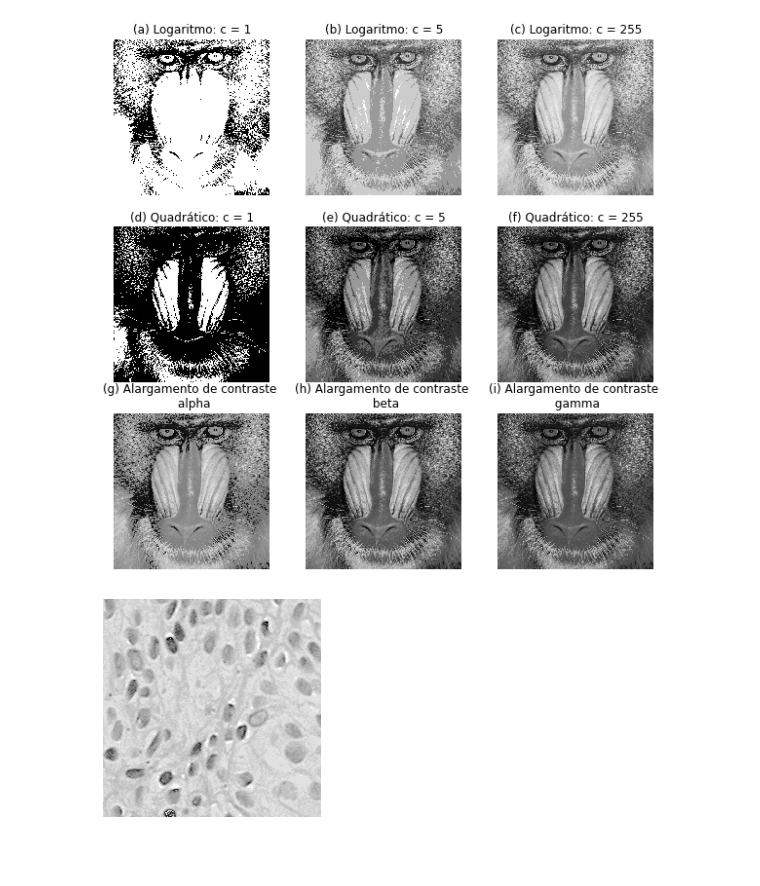
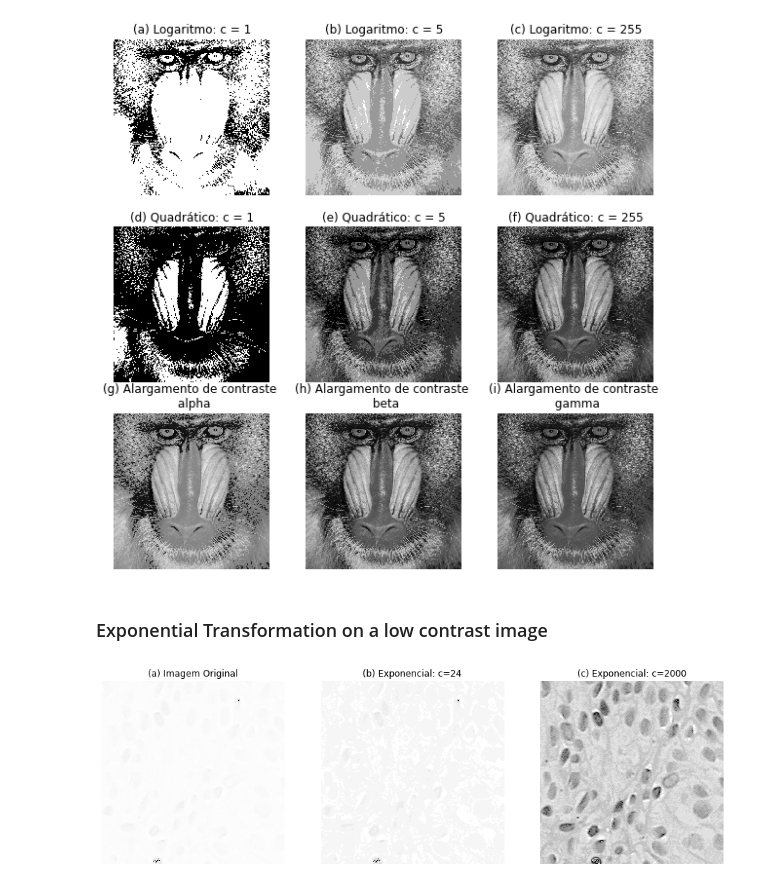
Before and after one commit to danielferragut/mc920-image-processing, a Jupyter notebook: project1/project.ipynb, the cells around one changed output. Saved outputs shown, nothing was run; the diff lists cells and outputs as text; code cells hidden in the pictures; blank space fills up the shorter version.

```diff
--- a/project1/project.ipynb
+++ b/project1/project.ipynb
@@ -156,6 +156,7 @@ img = io.imread('png_images/baboon.png')
 
 from math import exp
 default_c = 255
+cap_c_255 = False
 
 def float_to_int8(float_matrix):
     rounded_matrix = np.round(float_matrix)
@@ -168,6 +169,8 @@ def normalize(image):
 def denormalize(image, c):
     min_pixel = image.min()
     max_pixel = image.max()
+    if cap_c_255 and c>255:
+        c = 255
     return float_to_int8(c*(image-min_pixel)/(max_pixel-min_pixel))
 
 def transform_log(image, c = default_c):
@@ -213,6 +216,8 @@ img_quad = transform_quadratic(img)
 img_sqrt = transform_sqrt(img)
 img_contrast = transform_contrast(img, 80, 160, 255, 127, 255)
 
+
+# Show image
 fig3 = plt.figure(figsize=[7,7])
 
 ax1 = fig3.add_subplot(2,3,1)
@@ -326,8 +331,32 @@ fig4.savefig('c_diff.png')
 # %% [output]
 [figure]
-# %%
-img_cells = io.imread('gif_images/cells.gif')
-plt.axis('off')
-imgplot = plt.imshow(transform_exp(img_cells, c=2000), cmap='gray')
-# %% [output]
-[figure, removed]
+# %% [markdown]
+### Exponential Transformation on a low contrast image
+# %%
+img_cells = io.imread('gif_images/cells.gif')
+img_cells_mid_c = transform_exp(img_cells, c=28)
+img_cells_high_c = transform_exp(img_cells, c=2000)
+
+fig1 = plt.figure(figsize=[15,15])
+
+ax1 = fig1.add_subplot(1,3,1)
+ax1.imshow(img_cells, interpolation='none', cmap='gray')
+ax1.set_title('(a) Imagem Original')
+plt.axis('off')
+
+
+ax2 = fig1.add_subplot(1,3,2)
+ax2.imshow(img_cells_mid_c, interpolation='none', cmap='gray')
+ax2.set_title('(b) Exponencial: c=24')
+plt.axis('off')
+
+
+ax3 = fig1.add_subplot(1,3,3)
+ax3.imshow(img_cells_high_c, interpolation='none', cmap='gray')
+ax3.set_title('(c) Exponencial: c=2000')
+plt.axis('off')
+
+
+fig1.savefig('results/cells.png')
+# %% [output]
+[figure, added]
```
Also changed, not shown: parts of 4 cells of this notebook, 4 other files.
